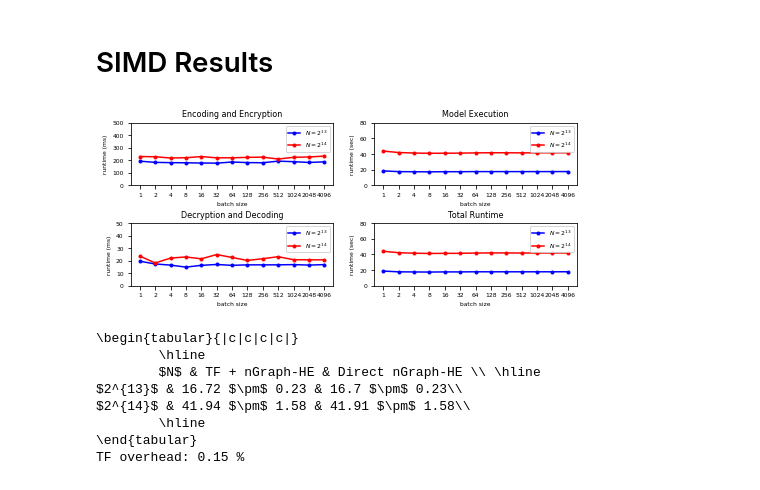
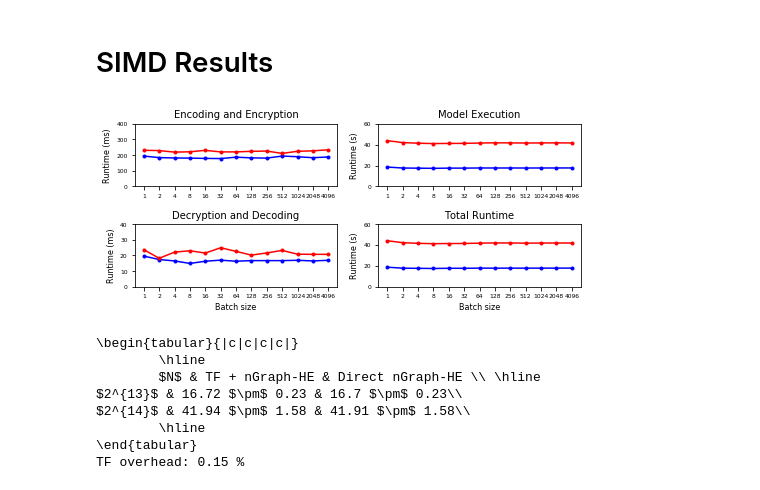
Before and after one commit to NervanaSystems/he-transformer, a Jupyter notebook: benchmarks/CryptoNets/CryptonetsResults.ipynb, the cells around one changed output. Cells and saved outputs as stored; diff of their text form; code cells hidden in the pictures.

```diff
--- a/benchmarks/CryptoNets/CryptonetsResults.ipynb
+++ b/benchmarks/CryptoNets/CryptonetsResults.ipynb
@@ -179,14 +179,14 @@ def make_simd_plot(avg_results):
     # ax.errorbar(batch_sizes, sw_encrypt_input_means_14, yerr=sw_encrypt_input_stds_14, fmt='o', color='r')
     ax.set_xscale('log', basex=2)
     ax.xaxis.set_major_formatter(ScalarFormatter())
-    ax.set_title("Encoding and Encryption", fontsize=8)
+    ax.set_title("Encoding and Encryption", fontsize=10)
     plt.xticks(batch_sizes)
     ax.set_xticks(batch_sizes)
-    ax.set_xlabel("batch size", fontsize=6)
-    ax.set_ylabel("runtime (ms)", fontsize=6)
-    ax.set_ylim((0, 500))
+    #ax.set_xlabel("Batch size", fontsize=6)
+    ax.set_ylabel("Runtime (ms)", fontsize=8)
+    ax.set_ylim((0, 400))
     ax.tick_params(axis='both', which='major', labelsize=6)
-    ax.legend(loc='upper right', prop={'size': 6})
+    #ax.legend(loc='upper right', prop={'size': 6})
 
     #fig, ax = plt.subplots()
     ax = axarr[0,1]
@@ -196,58 +196,58 @@ def make_simd_plot(avg_results):
     # ax.errorbar(batch_sizes, sw_run_model_means_14, yerr=sw_run_model_stds_14, fmt='o', color='r')
     ax.set_xscale('log', basex=2)
     ax.xaxis.set_major_formatter(ScalarFormatter())
-    ax.set_title("Model Execution", fontsize=8)
+    ax.set_title("Model Execution", fontsize=10)
     plt.xticks(batch_sizes)
     ax.set_xticks(batch_sizes)
-    ax.set_xlabel("batch size", fontsize=6)
-    ax.set_ylabel("runtime (sec)", fontsize=6)
-    ax.set_ylim((0, 80))
+    #ax.set_xlabel("Batch size", fontsize=6)
+    ax.set_ylabel("Runtime (s)", fontsize=8)
+    ax.set_ylim((0, 60))
     ax.tick_params(axis='both', which='major', labelsize=6)
-    ax.legend(prop={'size': 8})
-    ax.legend(loc='upper right', prop={'size': 6})
+    #ax.legend(prop={'size': 8})
+    #ax.legend(loc='upper right', prop={'size': 6})
 
     #fig, ax = plt.subplots()
     ax = axarr[1, 0]
     ax.plot(batch_sizes, N13_decryption, marker='.', color='b', label=r'$N=2^{13}$')
     # ax.errorbar(batch_sizes, sw_decrypt_output_means_13, yerr=sw_decrypt_output_stds_13, fmt='o', color='b')
     ax.plot(batch_sizes, N14_decryption, marker='.', color='r', label=r'$N=2^{14}$')
     # ax.errorbar(batch_sizes, sw_decrypt_output_means_14, yerr=sw_decrypt_output_stds_14, fmt='o', color='r')
     ax.set_xscale('log', basex=2)
     ax.xaxis.set_major_formatter(ScalarFormatter())
-    ax.set_title("Decryption and Decoding", fontsize=8)
+    ax.set_title("Decryption and Decoding", fontsize=10)
     plt.xticks(batch_sizes)
     ax.set_xticks(batch_sizes)
-    ax.set_xlabel("batch size", fontsize=6)
-    ax.set_ylabel("runtime (ms)", fontsize=6)
-    ax.set_ylim((0, 50))
+    ax.set_xlabel("Batch size", fontsize=8)
+    ax.set_ylabel("Runtime (ms)", fontsize=8)
+    ax.set_ylim((0, 40))
     ax.tick_params(axis='both', which='major', labelsize=6)
-    ax.legend(prop={'size': 8})
-    ax.legend(loc='upper right', prop={'size': 6})
+    #ax.legend(prop={'size': 8})
+    #ax.legend(loc='upper right', prop={'size': 6})
 
     ax = axarr[1,1]
     #fig, ax = plt.subplots()
     ax.plot(batch_sizes, N13_total, marker='.', color='b', label=r'$N=2^{13}$')
     # ax.errorbar(batch_sizes, sw_ec_run_dc_means_13, yerr=sw_ec_run_dc_stds_13, fmt='o', color='b')
     ax.plot(batch_sizes, N14_total, marker='.', color='r', label=r'$N=2^{14}$')
     # ax.errorbar(batch_sizes, sw_ec_run_dc_means_14, yerr=sw_ec_run_dc_stds_14, fmt='o', color='r')
     ax.set_xscale('log', basex=2)
     ax.xaxis.set_major_formatter(ScalarFormatter())
-    ax.set_title("Total Runtime", fontsize=8)
+    ax.set_title("Total Runtime", fontsize=10)
     ax.set_xticks(batch_sizes)
-    ax.set_xlabel("batch size", fontsize=6)
-    ax.set_ylabel("runtime (sec)", fontsize=6)
-    ax.set_ylim((0, 80))
+    ax.set_xlabel("Batch size", fontsize=8)
+    ax.set_ylabel("Runtime (s)", fontsize=8)
+    ax.set_ylim((0, 60))
     ax.tick_params(axis='both', which='major', labelsize=6)
-    ax.legend(loc='upper right', prop={'size': 6})
+    #ax.legend(loc='upper right', prop={'size': 6})
 
     fig.subplots_adjust(hspace=0.6, wspace=0.2)
 
     plt.savefig('simd.png', dpi=300, bbox_inches='tight')
     plt.show()
 
 make_simd_plot(get_simd_avg_results())
 # %% [output]
-[figure, old version]
+[figure, new version]
 # %%
 def direct_vs_tf_results():
     python_13_times, cpp_13_times = parse_results_from_python_file("./results/exp13_bs1_enc_data.txt")
```
Also changed, not shown: 12 other files.
